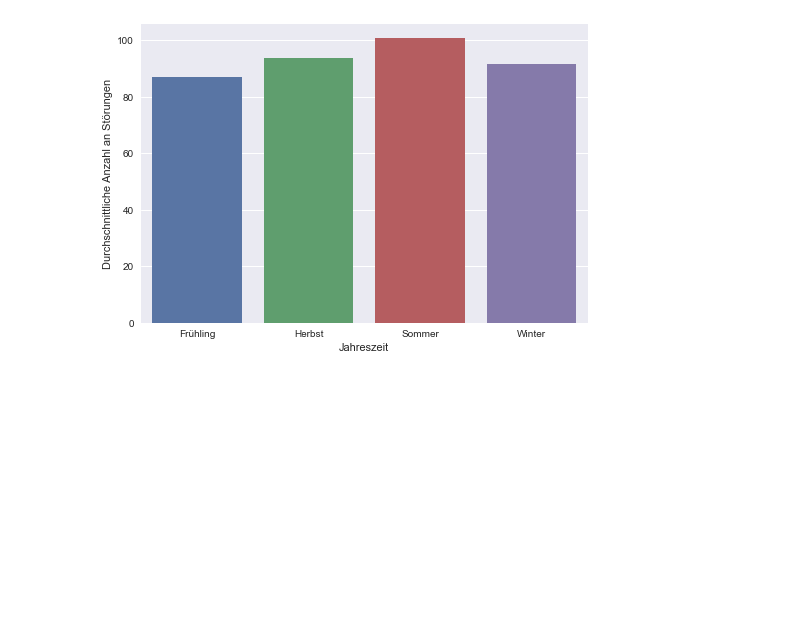
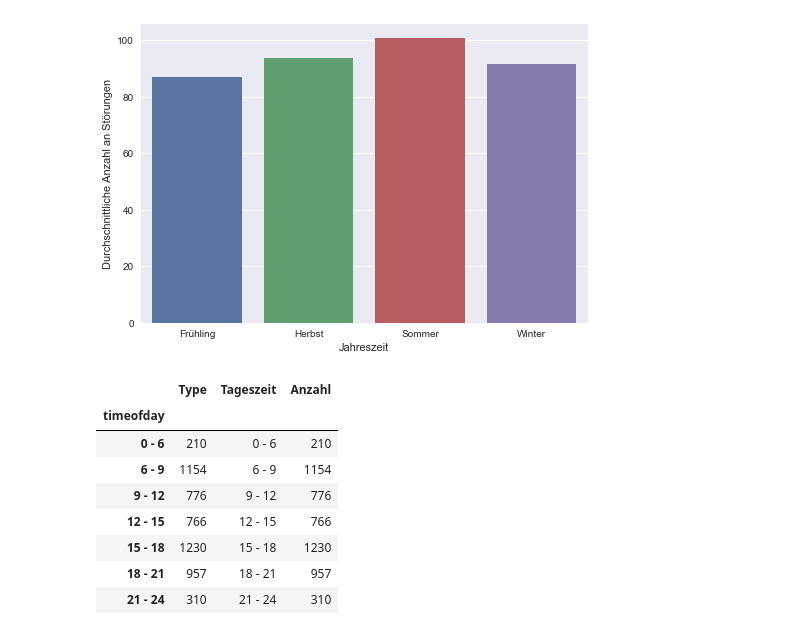
Before and after one commit to kummerer94/sbahn-stoerungen, a Jupyter notebook: analysis.ipynb, the cells around one changed output. Saved outputs shown, nothing was run; the diff lists cells and outputs as text; code cells hidden in the pictures; blank space fills up the shorter version.

```diff
--- a/analysis.ipynb
+++ b/analysis.ipynb
@@ -344,0 +357,16 @@ plt.show()
+# %%
+stoerungen_for_timeofday = stoerungen_without_updates_per_hour.groupby(by='timeofday').sum()
+stoerungen_for_timeofday['Tageszeit'] = stoerungen_for_timeofday.index
+stoerungen_for_timeofday['Anzahl'] = stoerungen_for_timeofday['Type']
+stoerungen_for_timeofday = stoerungen_for_timeofday.loc[sorting,]
+stoerungen_for_timeofday
+# %% [output]
+|  | Type | Tageszeit | Anzahl |
+| timeofday |  |  |  |
+| 0 - 6 | 210 | 0 - 6 | 210 |
+| 6 - 9 | 1154 | 6 - 9 | 1154 |
+| 9 - 12 | 776 | 9 - 12 | 776 |
+| 12 - 15 | 766 | 12 - 15 | 766 |
+| 15 - 18 | 1230 | 15 - 18 | 1230 |
+| 18 - 21 | 957 | 18 - 21 | 957 |
+| 21 - 24 | 310 | 21 - 24 | 310 |
```
Also changed, not shown: parts of 4 cells of this notebook.
